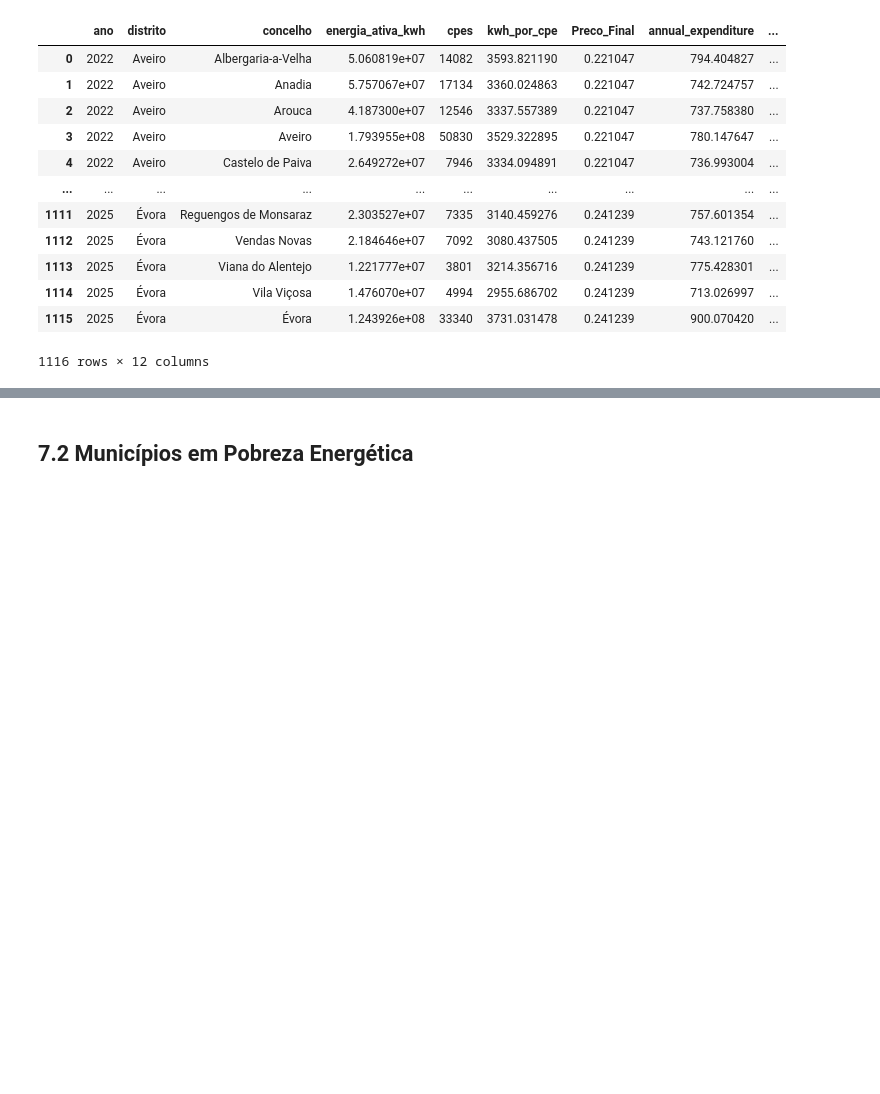
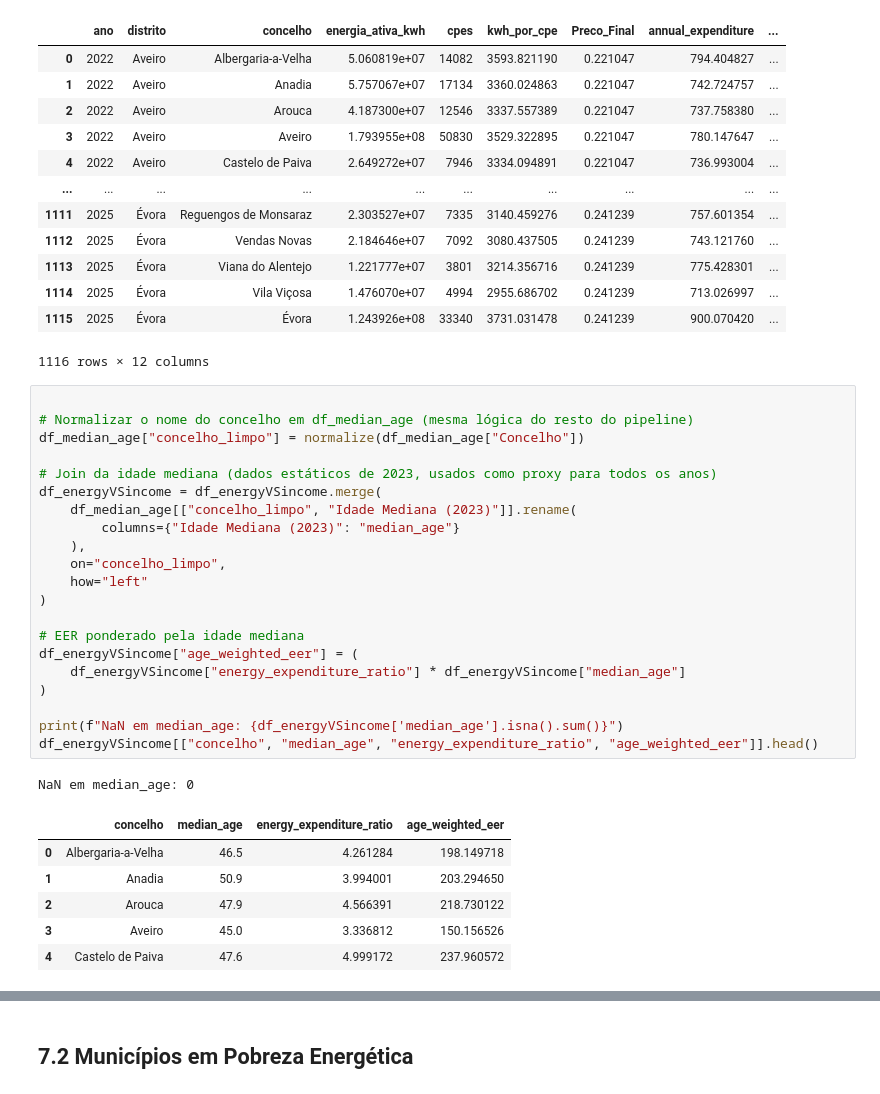
Before and after one commit to Allcaide/energy-poverty, a Jupyter notebook: Data_treatment/data_ingestion.ipynb, the cells around one changed output, grey strips where cells are left out. Cells and saved outputs as stored; diff of their text form; blank space fills up the shorter version.

```diff
--- a/Data_treatment/data_ingestion.ipynb
+++ b/Data_treatment/data_ingestion.ipynb
@@ -1030,3 +1030,32 @@ EER máximo: 6.82%
 | 1114 | 2025 | Évora | Vila Viçosa | 1.476070e+07 | 4994 | 2955.686702 | 0.241239 | 713.026997 | ... |
 | 1115 | 2025 | Évora | Évora | 1.243926e+08 | 33340 | 3731.031478 | 0.241239 | 900.070420 | ... |
 1116 rows × 12 columns
+# %%
+
+# Normalizar o nome do concelho em df_median_age (mesma lógica do resto do pipeline)
+df_median_age["concelho_limpo"] = normalize(df_median_age["Concelho"])
+
+# Join da idade mediana (dados estáticos de 2023, usados como proxy para todos os anos)
+df_energyVSincome = df_energyVSincome.merge(
+    df_median_age[["concelho_limpo", "Idade Mediana (2023)"]].rename(
+        columns={"Idade Mediana (2023)": "median_age"}
+    ),
+    on="concelho_limpo",
+    how="left"
+)
+
+# EER ponderado pela idade mediana
+df_energyVSincome["age_weighted_eer"] = (
+    df_energyVSincome["energy_expenditure_ratio"] * df_energyVSincome["median_age"]
+)
+
+print(f"NaN em median_age: {df_energyVSincome['median_age'].isna().sum()}")
+df_energyVSincome[["concelho", "median_age", "energy_expenditure_ratio", "age_weighted_eer"]].head()
+# %% [output]
+NaN em median_age: 0
+|  | concelho | median_age | energy_expenditure_ratio | age_weighted_eer |
+| 0 | Albergaria-a-Velha | 46.5 | 4.261284 | 198.149718 |
+| 1 | Anadia | 50.9 | 3.994001 | 203.294650 |
+| 2 | Arouca | 47.9 | 4.566391 | 218.730122 |
+| 3 | Aveiro | 45.0 | 3.336812 | 150.156526 |
+| 4 | Castelo de Paiva | 47.6 | 4.999172 | 237.960572 |
```
Also changed, not shown: parts of 11 cells of this notebook, 14 other files.
